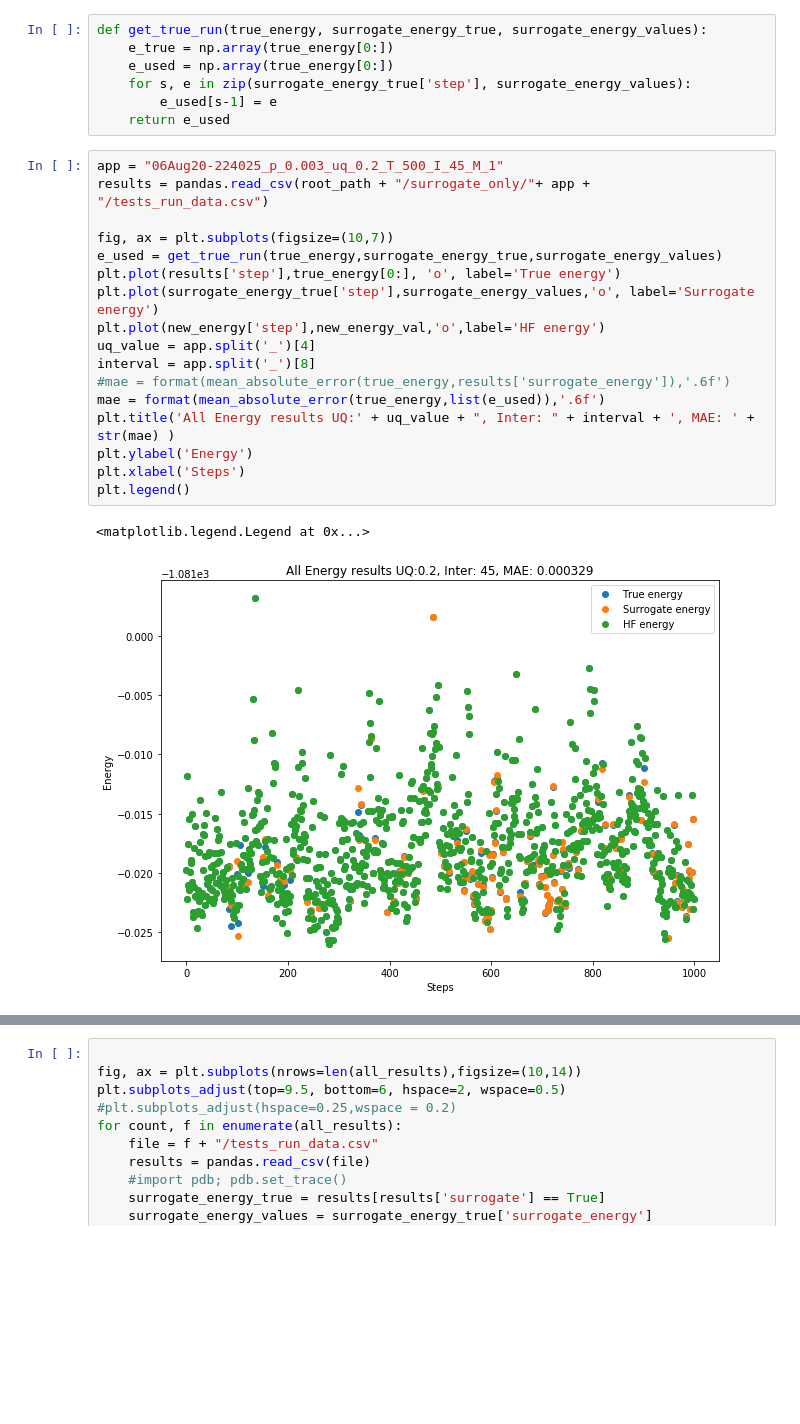
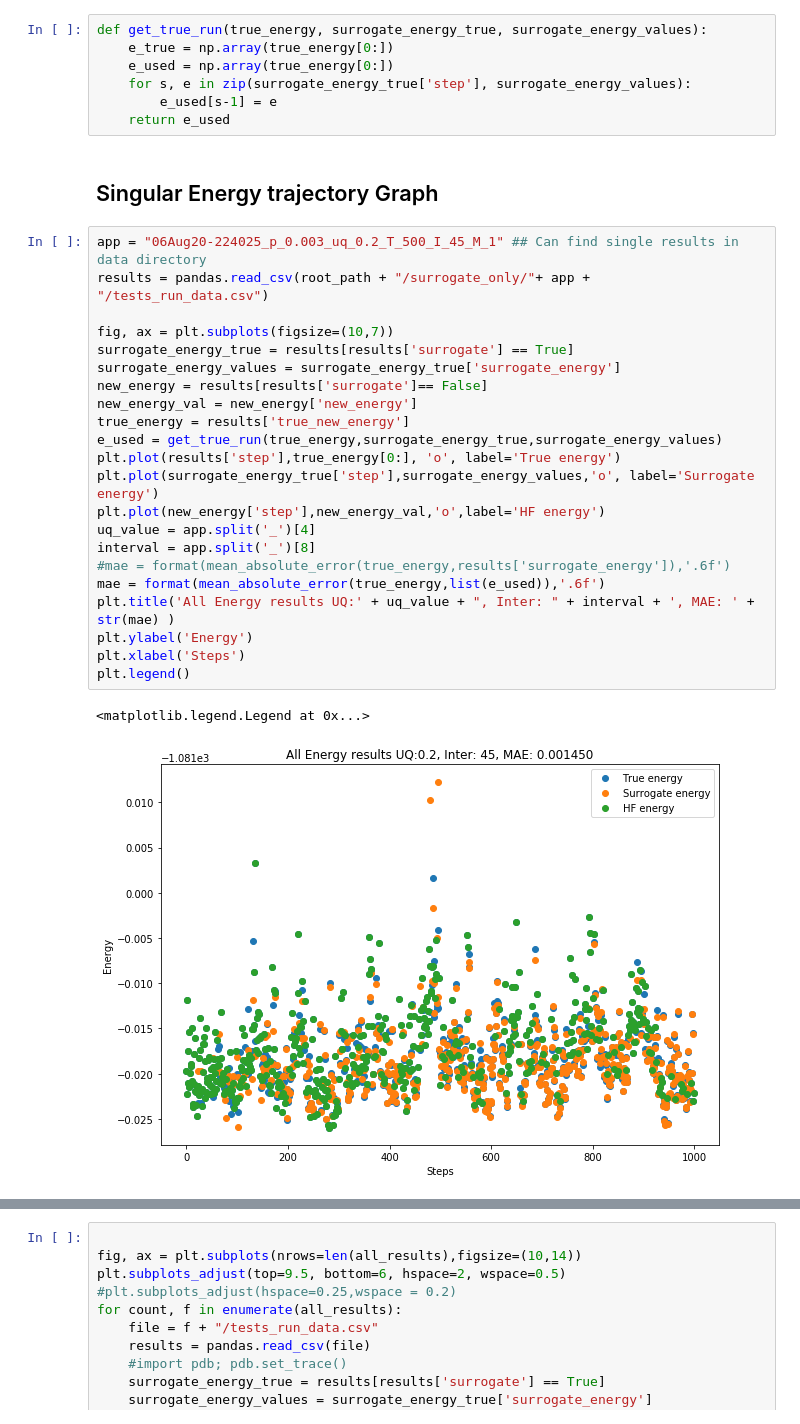
Before and after one commit to YulianaGomez/proxima_analysis, a Jupyter notebook: notebooks/Energy_trajectory.ipynb, the cells around one changed output, grey strips where cells are left out. Drawn from its saved outputs; the diff is of its cells as text; blank space fills up the shorter version.

```diff
--- a/notebooks/Energy_trajectory.ipynb
+++ b/notebooks/Energy_trajectory.ipynb
@@ -41,23 +42,30 @@ def get_true_run(true_energy, surrogate_energy_true, surrogate_energy_values):
     for s, e in zip(surrogate_energy_true['step'], surrogate_energy_values):
         e_used[s-1] = e
     return e_used
+# %% [markdown]
+## Singular Energy trajectory Graph
 # %%
-app = "06Aug20-224025_p_0.003_uq_0.2_T_500_I_45_M_1"
+app = "06Aug20-224025_p_0.003_uq_0.2_T_500_I_45_M_1" ## Can find single results in data directory
 results = pandas.read_csv(root_path + "/surrogate_only/"+ app + "/tests_run_data.csv")
 
 fig, ax = plt.subplots(figsize=(10,7))
+surrogate_energy_true = results[results['surrogate'] == True]
+surrogate_energy_values = surrogate_energy_true['surrogate_energy']
+new_energy = results[results['surrogate']== False]
+new_energy_val = new_energy['new_energy']
+true_energy = results['true_new_energy']
 e_used = get_true_run(true_energy,surrogate_energy_true,surrogate_energy_values)
 plt.plot(results['step'],true_energy[0:], 'o', label='True energy')
 plt.plot(surrogate_energy_true['step'],surrogate_energy_values,'o', label='Surrogate energy')
 plt.plot(new_energy['step'],new_energy_val,'o',label='HF energy')
 uq_value = app.split('_')[4]
 interval = app.split('_')[8]
 #mae = format(mean_absolute_error(true_energy,results['surrogate_energy']),'.6f')
 mae = format(mean_absolute_error(true_energy,list(e_used)),'.6f')
 plt.title('All Energy results UQ:' + uq_value + ", Inter: " + interval + ', MAE: ' + str(mae) )
 plt.ylabel('Energy')
 plt.xlabel('Steps')
 plt.legend()
 # %% [output]
 <matplotlib.legend.Legend at 0x...>
-[figure, old version]
+[figure, new version]
```
Also changed, not shown: parts of 4 cells of this notebook, 4 other files.
